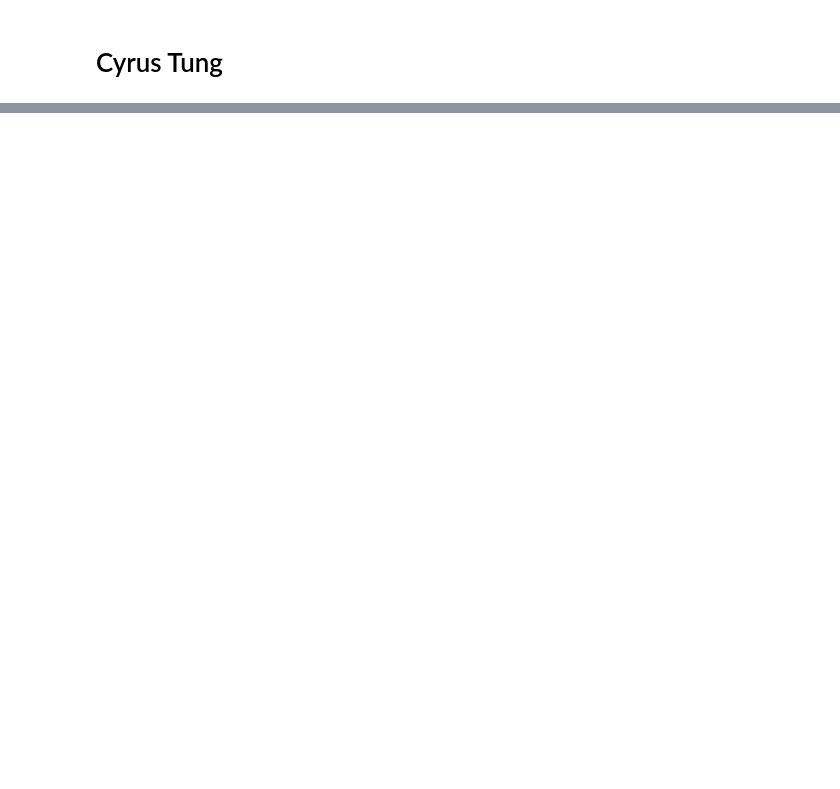
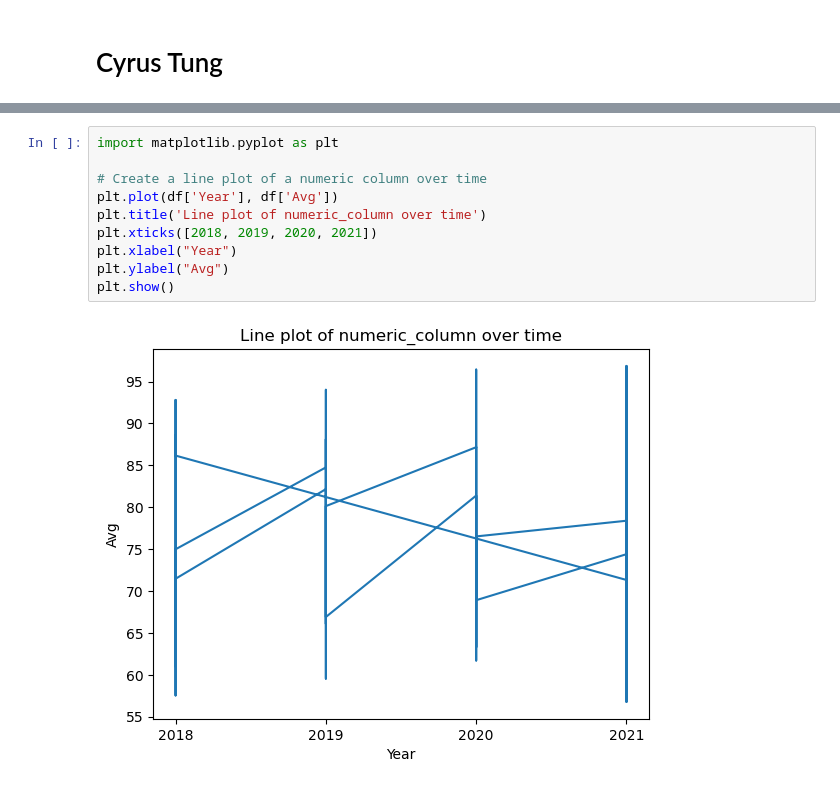
Before and after one commit to ubco-W2022T2-data301/project-group-group03, a Jupyter notebook: analysis/analysis2.ipynb, the cells around one changed output, grey strips where cells are left out. Cells and saved outputs as stored; diff of their text form; blank space fills up the shorter version.

```diff
--- a/analysis/analysis2.ipynb
+++ b/analysis/analysis2.ipynb
@@ -24,0 +37,12 @@ pd.read_csv('../data/raw/rawdata.csv')
+# %%
+import matplotlib.pyplot as plt
+
+# Create a line plot of a numeric column over time
+plt.plot(df['Year'], df['Avg'])
+plt.title('Line plot of numeric_column over time')
+plt.xticks([2018, 2019, 2020, 2021])
+plt.xlabel("Year")
+plt.ylabel("Avg")
+plt.show()
+# %% [output]
+[figure, added]
```
Also changed, not shown: parts of 5 cells of this notebook.
